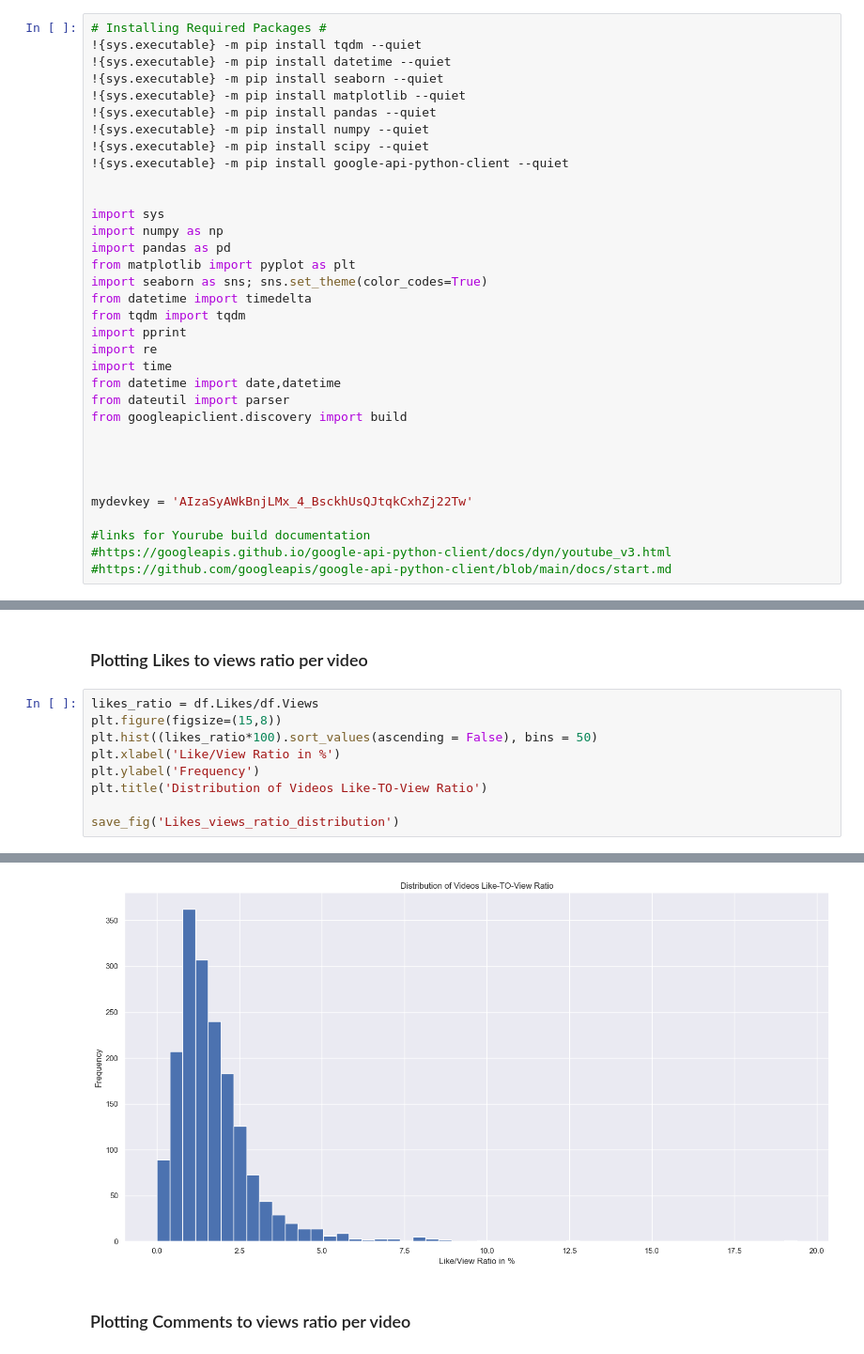
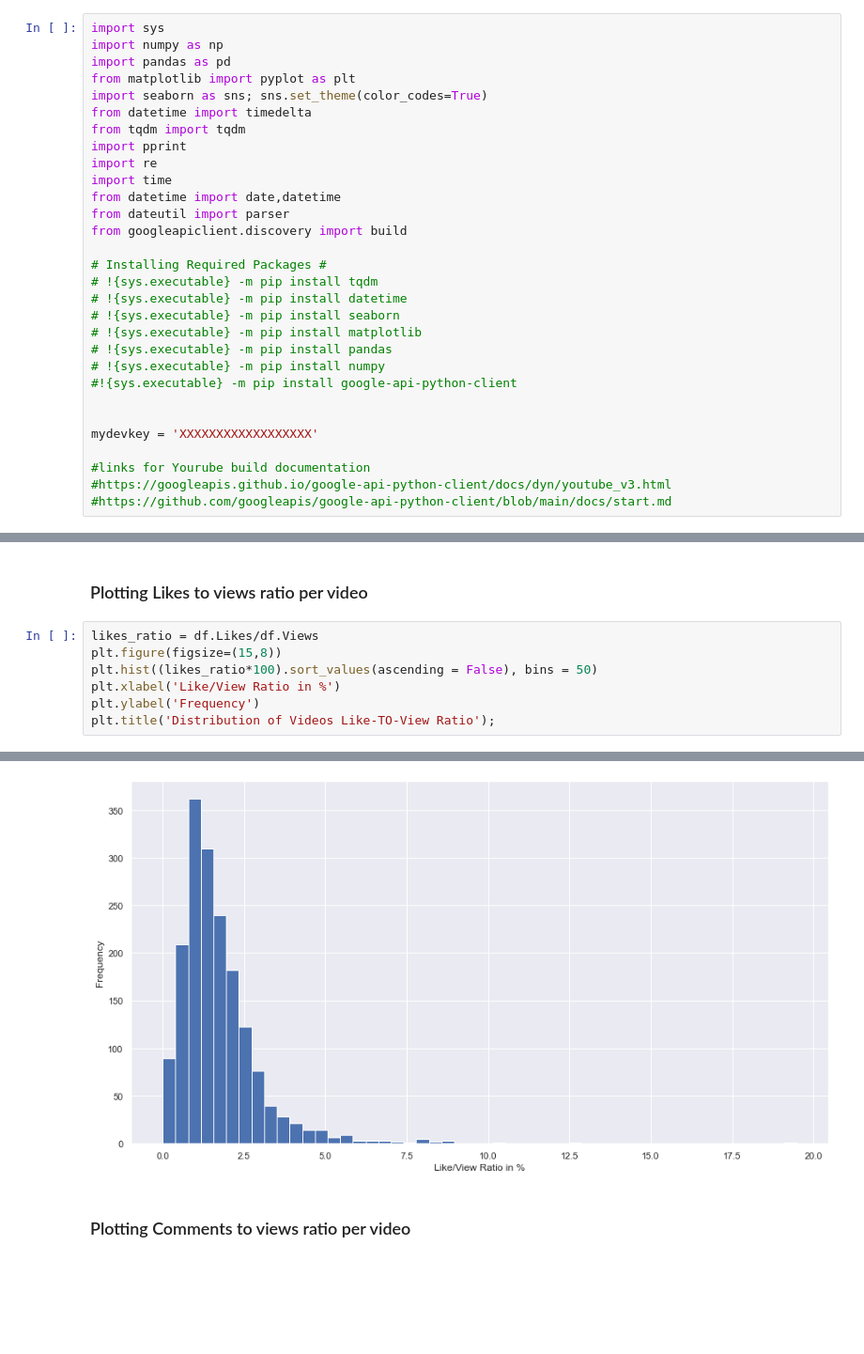
Before and after one commit to zachmort/youtube_analytics, a Jupyter notebook: youtube_channel_analysis_posted.ipynb, the cells around one changed output, grey strips where cells are left out. Shown at 94% size. Saved outputs shown, nothing was run; the diff lists cells and outputs as text; blank space fills up the shorter version.

```diff
--- a/youtube_channel_analysis_posted.ipynb
+++ b/youtube_channel_analysis_posted.ipynb
@@ -1,17 +1,6 @@
 # %% [markdown]
 ## Importing Packages
 # %%
-# Installing Required Packages #
-!{sys.executable} -m pip install tqdm --quiet
-!{sys.executable} -m pip install datetime --quiet
-!{sys.executable} -m pip install seaborn --quiet
-!{sys.executable} -m pip install matplotlib --quiet
-!{sys.executable} -m pip install pandas --quiet
-!{sys.executable} -m pip install numpy --quiet
-!{sys.executable} -m pip install scipy --quiet
-!{sys.executable} -m pip install google-api-python-client --quiet
-
-
 import sys
 import numpy as np
 import pandas as pd
@@ -26,10 +15,17 @@ from datetime import date,datetime
 from dateutil import parser
 from googleapiclient.discovery import build
 
+# Installing Required Packages #
+# !{sys.executable} -m pip install tqdm
+# !{sys.executable} -m pip install datetime
+# !{sys.executable} -m pip install seaborn
+# !{sys.executable} -m pip install matplotlib
+# !{sys.executable} -m pip install pandas
+# !{sys.executable} -m pip install numpy
+#!{sys.executable} -m pip install google-api-python-client
 
 
-
-mydevkey = 'AIzaSyAWkBnjLMx_4_BsckhUsQJtqkCxhZj22Tw'
+mydevkey = 'XXXXXXXXXXXXXXXXXX'
 
 #links for Yourube build documentation
 #https://googleapis.github.io/google-api-python-client/docs/dyn/youtube_v3.html
@@ -467,7 +466,5 @@ plt.figure(figsize=(15,8))
 plt.hist((likes_ratio*100).sort_values(ascending = False), bins = 50)
 plt.xlabel('Like/View Ratio in %')
 plt.ylabel('Frequency')
-plt.title('Distribution of Videos Like-TO-View Ratio')
-
-save_fig('Likes_views_ratio_distribution')
+plt.title('Distribution of Videos Like-TO-View Ratio');
 # %% [output]
@@ -475,4 +471,4 @@ Saving figure Likes_views_ratio_distribution
-[figure, old version]
+[figure, new version]
 # %% [markdown]
 ### Plotting Comments to views ratio per video
 # %%
```
Also changed, not shown: parts of 13 cells of this notebook, 1 other file.
